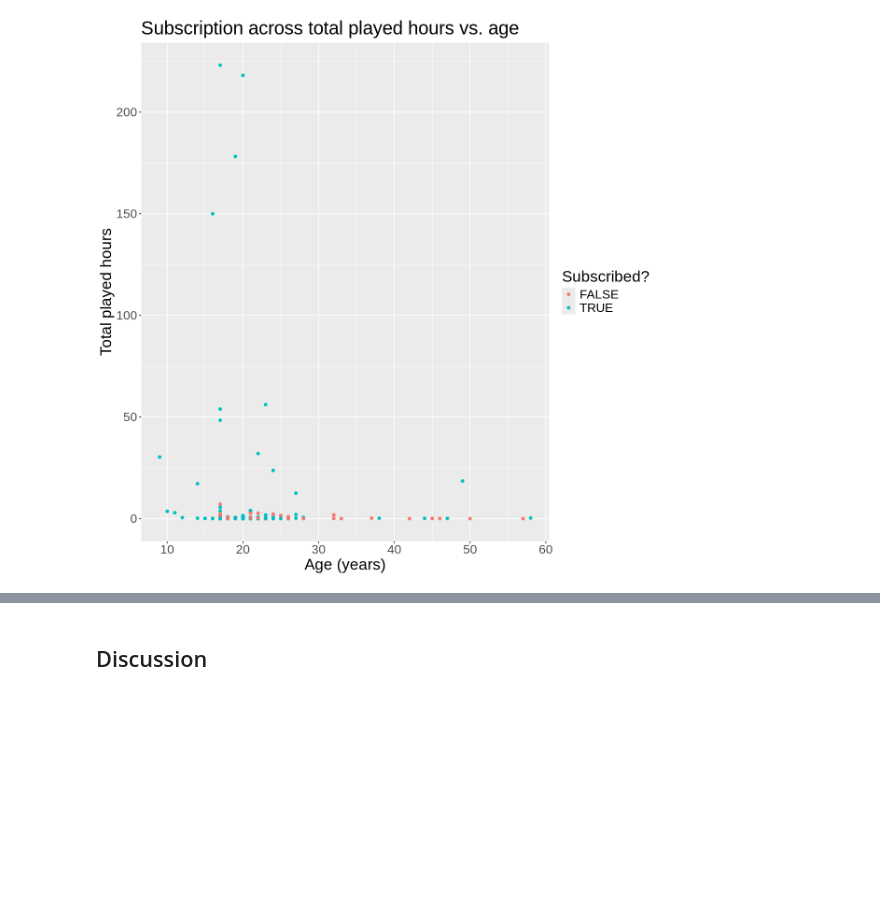
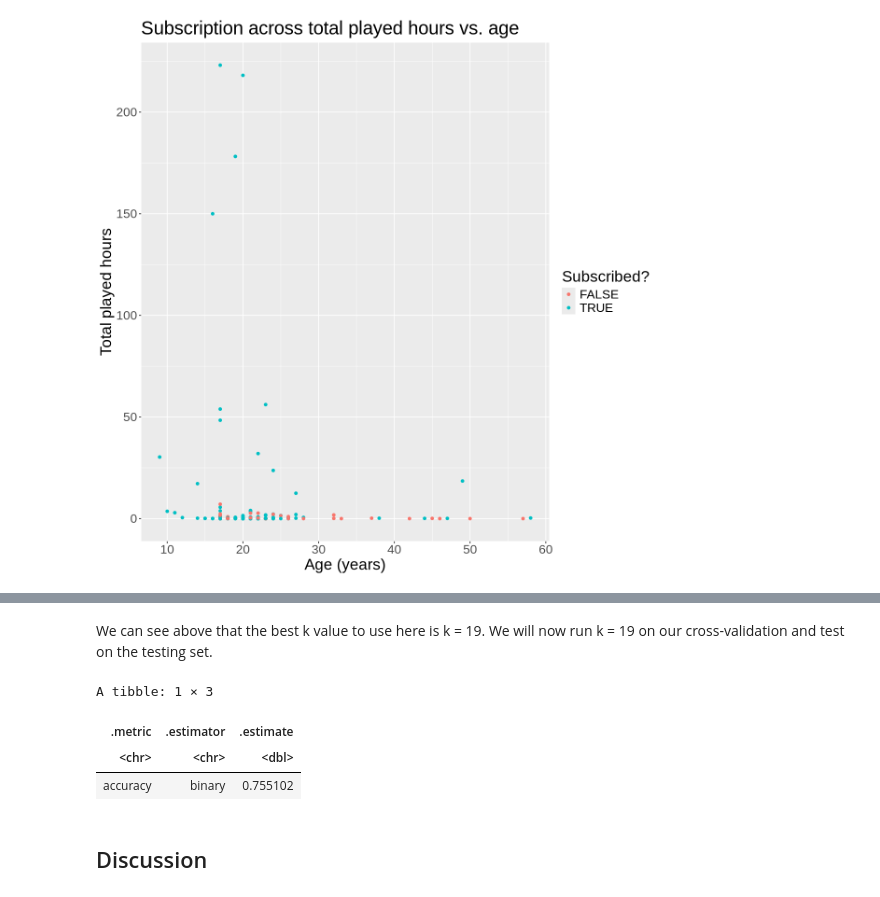
Before and after one commit to ahnnahy/dsci100-group20-project, a Jupyter notebook: Project Final Report.ipynb, the cells around one changed output, grey strips where cells are left out. Drawn from its saved outputs; the diff is of its cells as text; code cells hidden in the pictures; blank space fills up the shorter version.

```diff
--- a/Project Final Report.ipynb
+++ b/Project Final Report.ipynb
@@ -102,3 +162,26 @@ players_recipe <- recipe(subscribed ~ Age + played_hours, data = players_train)
+# %% [markdown]
+We can see above that the best k value to use here is k = 19. We will now run k = 19 on our cross-validation and test on the testing set.
+# %%
+players_best_spec <- nearest_neighbor(weight_func = "rectangular", neighbors = 19) |>
+    set_engine("kknn") |>
+    set_mode("classification")
+
+player_best_results <- workflow() |>
+  add_recipe(players_recipe) |>
+  add_model(players_best_spec) |>
+  fit(data=players_train)
+
+player_test_predictions <- predict(player_best_results, players_test) |>
+  bind_cols(players_test)
+
+player_test_predictions |>
+  metrics(truth = subscribed, estimate = .pred_class) |>
+  filter(.metric == "accuracy")
+# %% [output]
+A tibble: 1 × 3
+| .metric | .estimator | .estimate |
+| <chr> | <chr> | <dbl> |
+| accuracy | binary | 0.755102 |
 # %% [markdown]
 ## Discussion
 # %% [markdown]
```
Also changed, not shown: parts of 3 cells of this notebook.
